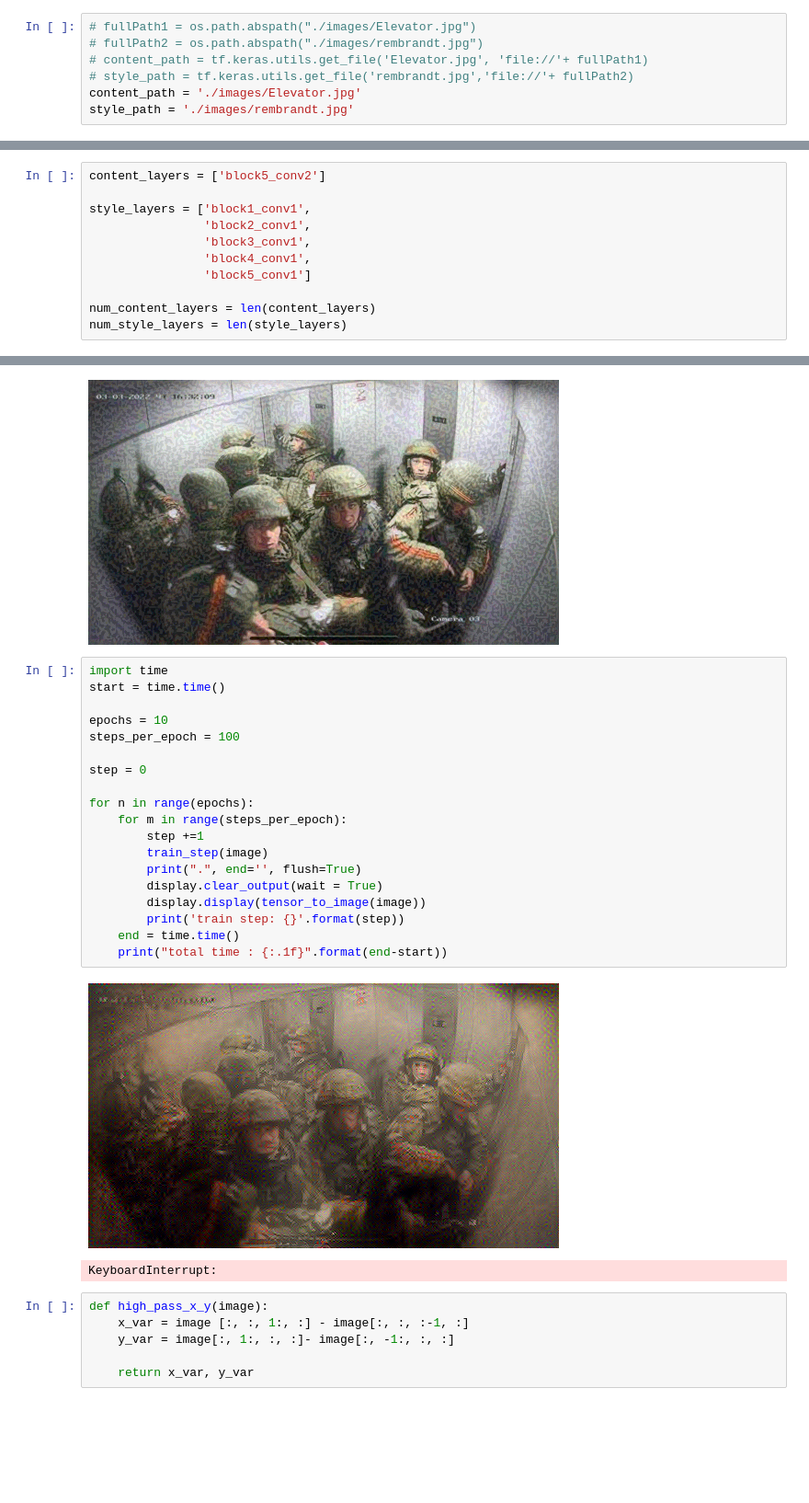
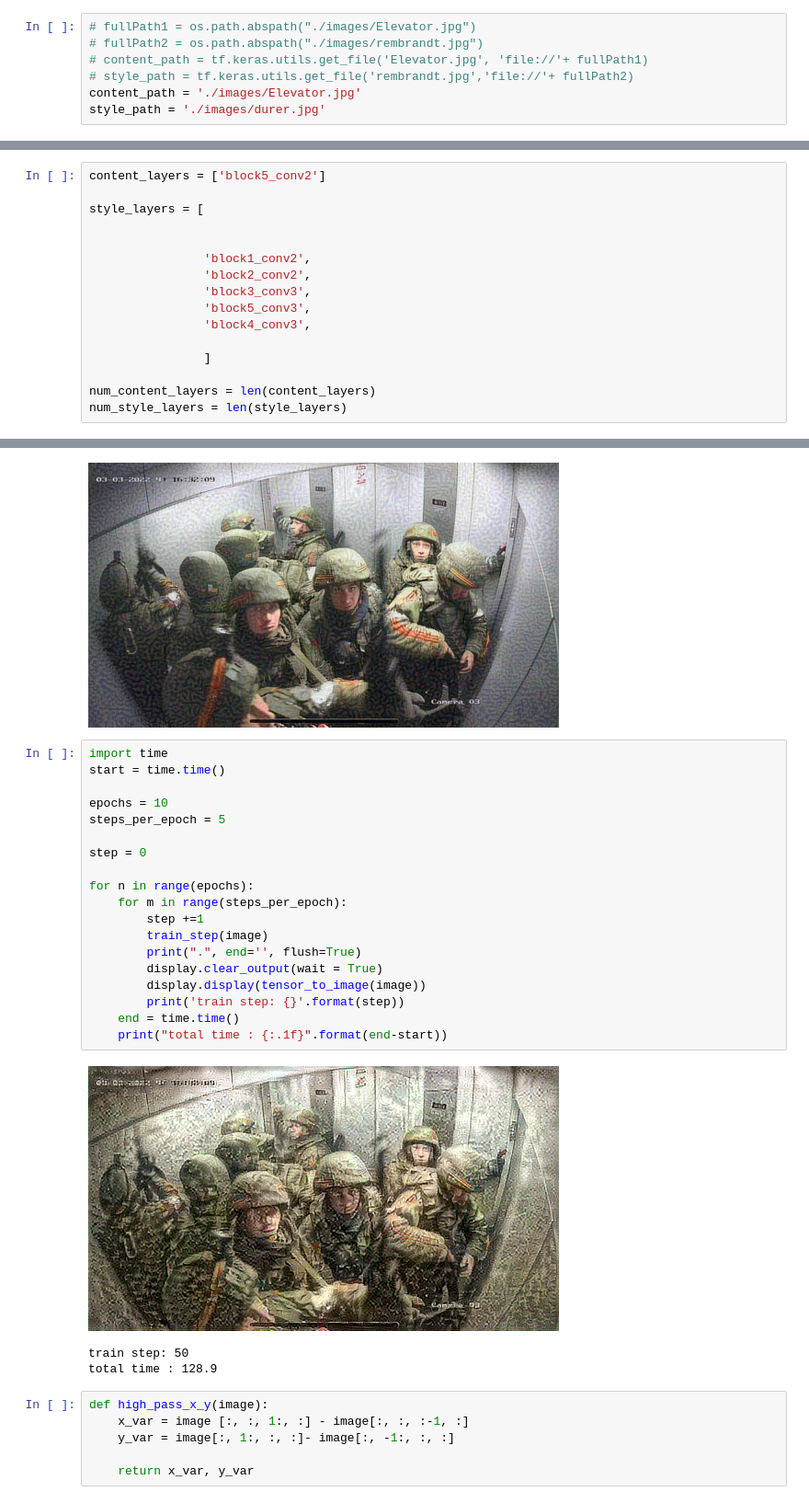
Before and after one commit to ShawnWhy/Tensorflow-practice, a Jupyter notebook: style.ipynb, the cells around one changed output, grey strips where cells are left out. Shown at 92% size. Cells and saved outputs as stored; diff of their text form; blank space fills up the shorter version.

```diff
--- a/style.ipynb
+++ b/style.ipynb
@@ -29,7 +29,7 @@ def tensor_to_image(tensor):
 # content_path = tf.keras.utils.get_file('Elevator.jpg', 'file://'+ fullPath1)
 # style_path = tf.keras.utils.get_file('rembrandt.jpg','file://'+ fullPath2)
 content_path = './images/Elevator.jpg'
-style_path = './images/rembrandt.jpg'
+style_path = './images/durer.jpg'
 # %%
 def load_img(path_to_img):
     max_dim = 512
@@ -114,11 +114,16 @@ block5_pool
 # %%
 content_layers = ['block5_conv2']
 
-style_layers = ['block1_conv1',
-                'block2_conv1',
-                'block3_conv1',
-                'block4_conv1',
-                'block5_conv1']
+style_layers = [
+
+
+                'block1_conv2',
+                'block2_conv2',
+                'block3_conv3',
+                'block5_conv3',
+                'block4_conv3',
+
+                ]
 
 num_content_layers = len(content_layers)
 num_style_layers = len(style_layers)
@@ -283,25 +288,26 @@ tensor_to_image(image)
 # %%
 import time
 start = time.time()
 
 epochs = 10
-steps_per_epoch = 100
+steps_per_epoch = 5
 
 step = 0
 
 for n in range(epochs):
     for m in range(steps_per_epoch):
         step +=1
         train_step(image)
         print(".", end='', flush=True)
         display.clear_output(wait = True)
         display.display(tensor_to_image(image))
         print('train step: {}'.format(step))
     end = time.time()
     print("total time : {:.1f}".format(end-start))
 # %% [output]
-[figure, old version]
+[figure, new version]
-KeyboardInterrupt:
+train step: 50
+total time : 128.9
 # %%
 def high_pass_x_y(image):
     x_var = image [:, :, 1:, :] - image[:, :, :-1, :]
```
Also changed, not shown: parts of 13 cells of this notebook, 13 other files.
